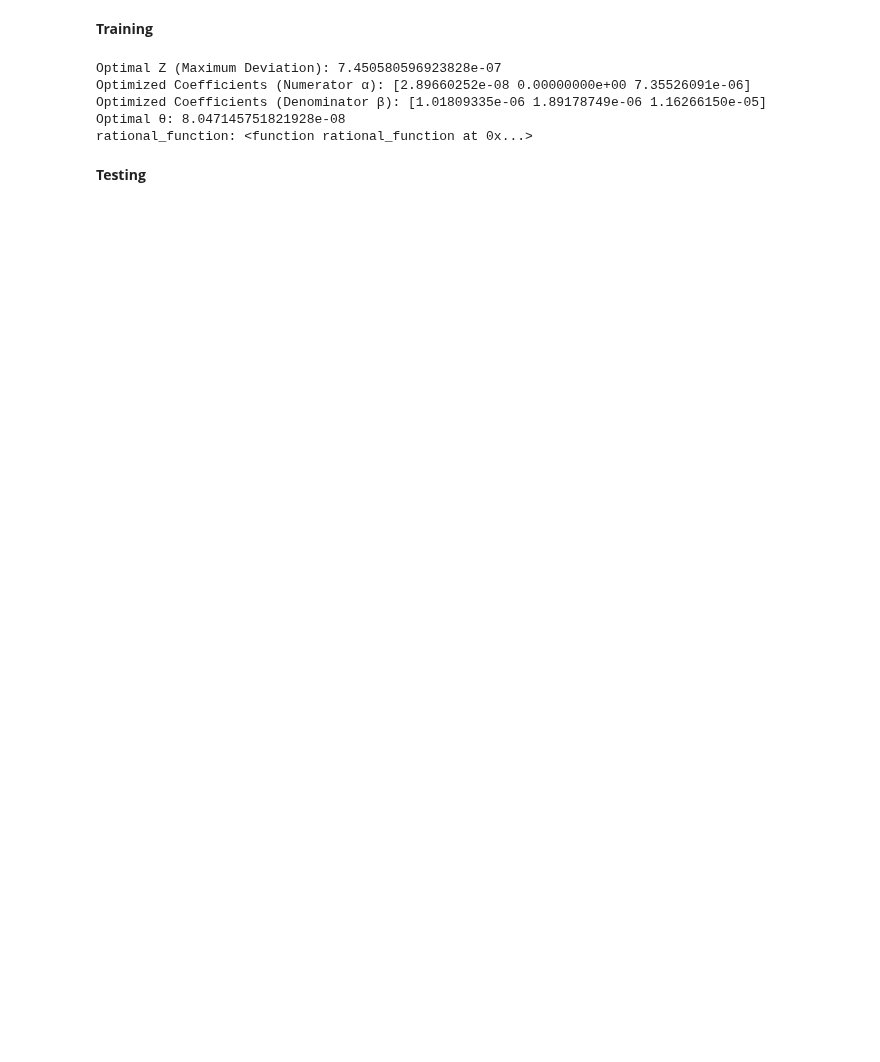
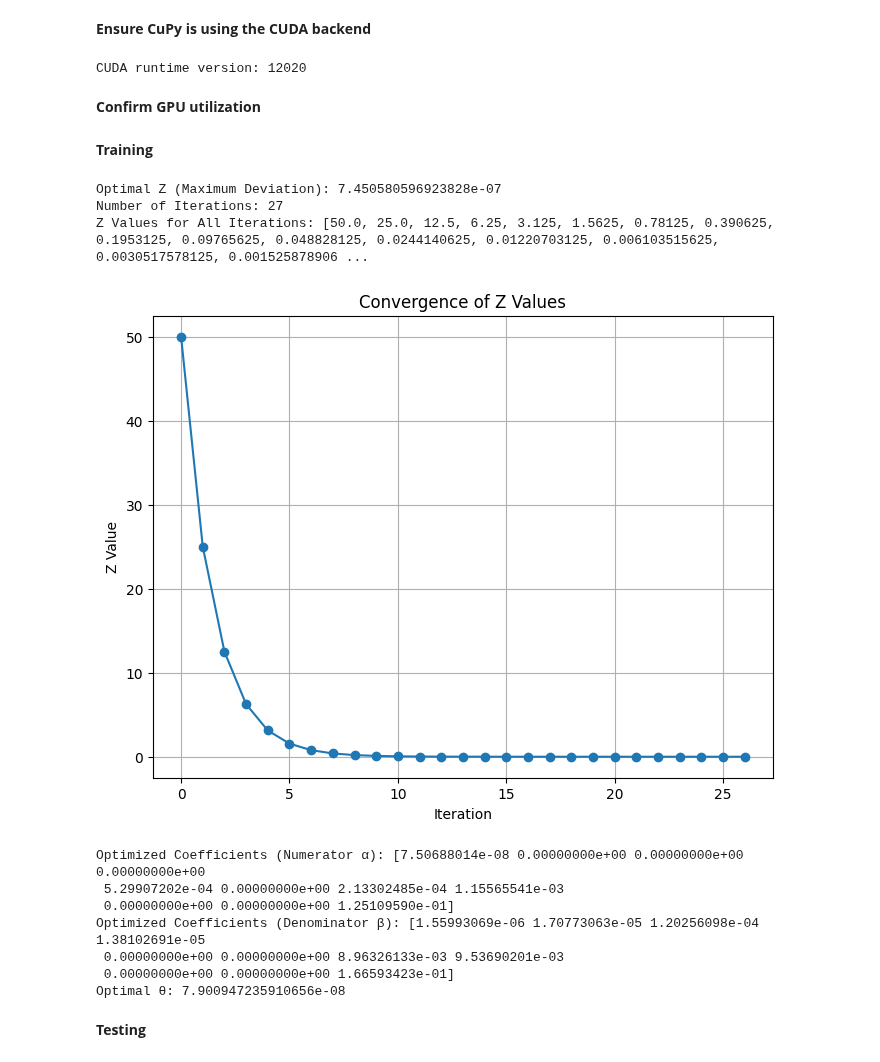
Before and after one commit to AP-047/RClass-Classification-by-Rational-Approximation, a Jupyter notebook: notebooks/1D_optimization.ipynb, the cells around one changed output. Saved outputs shown, nothing was run; the diff lists cells and outputs as text; code cells hidden in the pictures; blank space fills up the shorter version.

Commit message:
code for gpu utilization

```diff
--- a/notebooks/1D_optimization.ipynb
+++ b/notebooks/1D_optimization.ipynb
@@ -2,0 +93,9 @@
+# %% [markdown]
+**Ensure CuPy is using the CUDA backend**
+# %%
+# Check CUDA runtime version
+print("CUDA runtime version:", cp.cuda.runtime.runtimeGetVersion())
+# %% [output]
+CUDA runtime version: 12020
+# %% [markdown]
+**Confirm GPU utilization**
@@ -3,12 +104,13 @@
 # %% [markdown]
 **Training**
 # %%
-import numpy as np
+import cupy as cp
 from scipy.optimize import linprog
+import matplotlib.pyplot as plt
 
 # Target function
 def target_function(x):
-    return np.abs(x - 0.1)
+    return cp.abs(x - 0.1)
 
 # Rational function (coefficients to be optimized later)
 def rational_function(x, alpha, beta):
@@ -25,8 +127,8 @@ def check_feasibility_and_compute_coefficients(z, x_data, y_data, degree):
     num_coefficients = degree + 1  # Number of coefficients for num & den
 
     # Construct the G(x) and H(x) polynomials
-    G = np.array([[x**i for i in range(num_coefficients)] for x in x_data])  # Numerator polynomial
-    H = np.array([[x**i for i in range(num_coefficients)] for x in x_data])  # Denominator polynomial
+    G = cp.array([[x**i for i in range(num_coefficients)] for x in x_data])  # Numerator polynomial
+    H = cp.array([[x**i for i in range(num_coefficients)] for x in x_data])  # Denominator polynomial
 
     # Construct constraints for Ax <= b
     A = []
@@ -37,7 +139,7 @@ def check_feasibility_and_compute_coefficients(z, x_data, y_data, degree):
         f_minus_z = y_data[i] - z
 
         # Constraint 1: (f(xi) - z) * β^T H(xi) - α^T G(xi) ≤ θ
-        constraint_1 = np.zeros(2 * num_coefficients + 1)
+        constraint_1 = cp.zeros(2 * num_coefficients + 1)
         constraint_1[:num_coefficients] = -G[i]  # Coefficients of α
         constraint_1[num_coefficients:2 * num_coefficients] = (f_minus_z) * H[i]  # Coefficients of β
         constraint_1[-1] = -1  # Coefficient of θ
@@ -45,7 +147,7 @@ def check_feasibility_and_compute_coefficients(z, x_data, y_data, degree):
         b.append(0)
 
         # Constraint 2: α^T G(xi) - (f(xi) - z) * β^T H(xi) ≤ θ
-        constraint_2 = np.zeros(2 * num_coefficients + 1)
+        constraint_2 = cp.zeros(2 * num_coefficients + 1)
         constraint_2[:num_coefficients] = G[i]  # Coefficients of α
         constraint_2[num_coefficients:2 * num_coefficients] = -(f_minus_z) * H[i]  # Coefficients of β
         constraint_2[-1] = -1  # Coefficient of θ
@@ -55,17 +157,17 @@ def check_feasibility_and_compute_coefficients(z, x_data, y_data, degree):
     # Positive constraints: β^T H(x) ≥ δ (small positive number)
     delta = 1e-6
     for i in range(num_data_points):
-        constraint_pos = np.zeros(2 * num_coefficients + 1)
+        constraint_pos = cp.zeros(2 * num_coefficients + 1)
         constraint_pos[num_coefficients:2 * num_coefficients] = -H[i]  # Coefficients of β
         A.append(constraint_pos)
         b.append(-delta)
 
-    # Convert to numpy arrays
-    A = np.array(A)
-    b = np.array(b)
+    # Convert CuPy arrays to NumPy arrays for SciPy
+    A = cp.asnumpy(cp.array(A))
+    b = cp.asnumpy(cp.array(b))
 
     # Objective function to minimize θ
-    c = np.zeros(2 * num_coefficients + 1)
+    c = cp.asnumpy(cp.zeros(2 * num_coefficients + 1))
     c[-1] = 1  # Only θ has a coefficient in the objective function
 
     # Solve the linear programming problem
@@ -83,50 +185,69 @@ def check_feasibility_and_compute_coefficients(z, x_data, y_data, degree):
 # Bisection loop
 def bisection_loop(x_data, y_data, degree, uL, uH, precision):
     optimal_alpha, optimal_beta, optimal_theta = None, None, None
+    z_values = []
 
     while uH - uL > precision:
         z = (uL + uH) / 2
+        z_values.append(z)
         feasible, alpha_coefficients, beta_coefficients, theta = check_feasibility_and_compute_coefficients(z, x_data, y_data, degree)
 
         if feasible:
             uH = z
             optimal_alpha, optimal_beta, optimal_theta = alpha_coefficients, beta_coefficients, theta
         else:
             uL = z
 
-    return uH, optimal_alpha, optimal_beta, optimal_theta
+    return uH, optimal_alpha, optimal_beta, optimal_theta, z_values
 
 # Main execution
 if __name__ == "__main__":
     # Data setup
-    degree = 2  # Polynomial degree
-    x_data = np.linspace(-0.5, 0.5, 50)  # Discretized data points
+    degree = 10  # Polynomial degree
+    x_data = cp.linspace(-0.5, 0.5, 50)  # Discretized data points
     y_data = target_function(x_data)  # Target values
 
     # Initial coefficients for the rational function (to be optimized)
     alpha_initial = [5, 3, 2]  # Coefficients of numerator
     beta_initial = [7, 4, 0]   # Coefficients of denominator
 
     # Bisection parameters
     uL = 0  # Initial lower bound
     uH = 100  # Initial upper bound
     precision = 1e-6  # Precision threshold
 
     # Run bisection loop
-    optimal_z, optimal_alpha, optimal_beta, optimal_theta = bisection_loop(x_data, y_data, degree, uL, uH, precision)
+    optimal_z, optimal_alpha, optimal_beta, optimal_theta, z_values = bisection_loop(x_data, y_data, degree, uL, uH, precision)
 
     # Print results
     print(f"Optimal Z (Maximum Deviation): {optimal_z}")
+    print(f"Number of Iterations: {len(z_values)}")
+    print(f"Z Values for All Iterations: {z_values}")
+
+    # Plot convergence of z values
+    plt.figure(figsize=(8, 6))
+    plt.plot(range(len(z_values)), z_values, marker='o', linestyle='-')
+    plt.xlabel("Iteration")
+    plt.ylabel("Z Value")
+    plt.title("Convergence of Z Values")
+    plt.grid(True)
+    plt.show()
+
     print(f"Optimized Coefficients (Numerator α): {optimal_alpha}")
     print(f"Optimized Coefficients (Denominator β): {optimal_beta}")
     print(f"Optimal θ: {optimal_theta}")
-    print(f"rational_function: {rational_function}")
 # %% [output]
 Optimal Z (Maximum Deviation): 7.450580596923828e-07
-Optimized Coefficients (Numerator α): [2.89660252e-08 0.00000000e+00 7.35526091e-06]
-Optimized Coefficients (Denominator β): [1.01809335e-06 1.89178749e-06 1.16266150e-05]
-Optimal θ: 8.047145751821928e-08
-rational_function: <function rational_function at 0x...>
+Number of Iterations: 27
+Z Values for All Iterations: [50.0, 25.0, 12.5, 6.25, 3.125, 1.5625, 0.78125, 0.390625, 0.1953125, 0.09765625, 0.048828125, 0.0244140625, 0.01220703125, 0.006103515625, 0.0030517578125, 0.001525878906 ...
+[figure, added]
+Optimized Coefficients (Numerator α): [7.50688014e-08 0.00000000e+00 0.00000000e+00 0.00000000e+00
+ 5.29907202e-04 0.00000000e+00 2.13302485e-04 1.15565541e-03
+ 0.00000000e+00 0.00000000e+00 1.25109590e-01]
+Optimized Coefficients (Denominator β): [1.55993069e-06 1.70773063e-05 1.20256098e-04 1.38102691e-05
+ 0.00000000e+00 0.00000000e+00 8.96326133e-03 9.53690201e-03
+ 0.00000000e+00 0.00000000e+00 1.66593423e-01]
+Optimal θ: 7.900947235910656e-08
 # %% [markdown]
 **Testing**
 # %%
```
Also changed, not shown: parts of 18 cells of this notebook.
